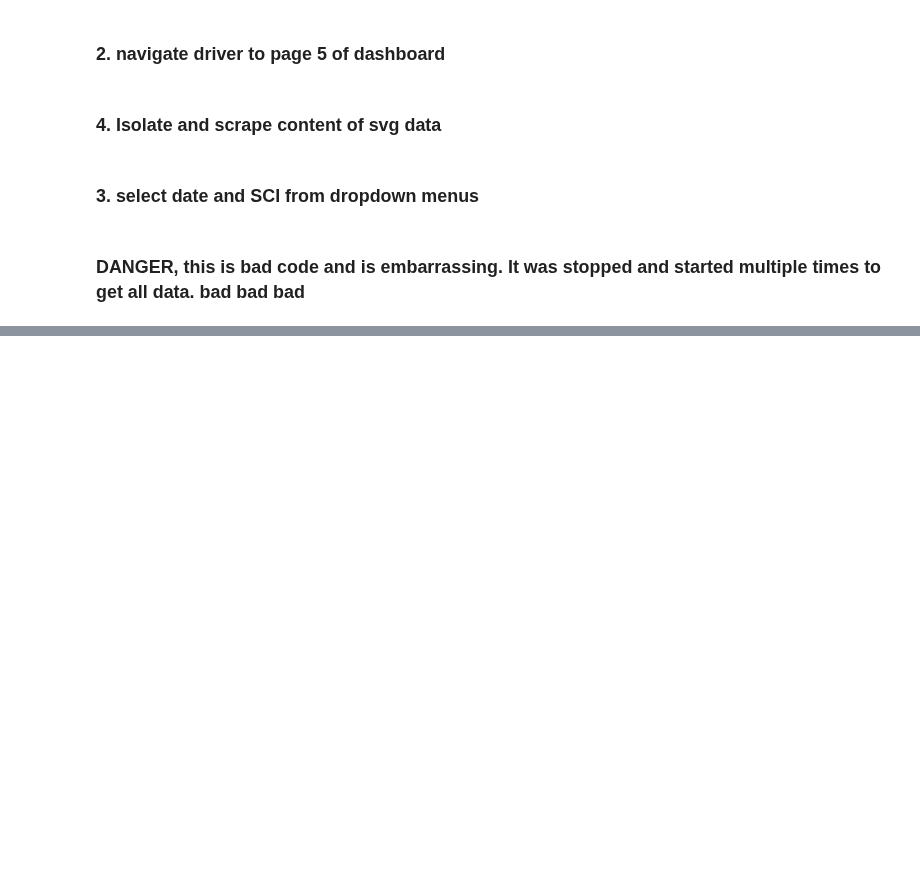
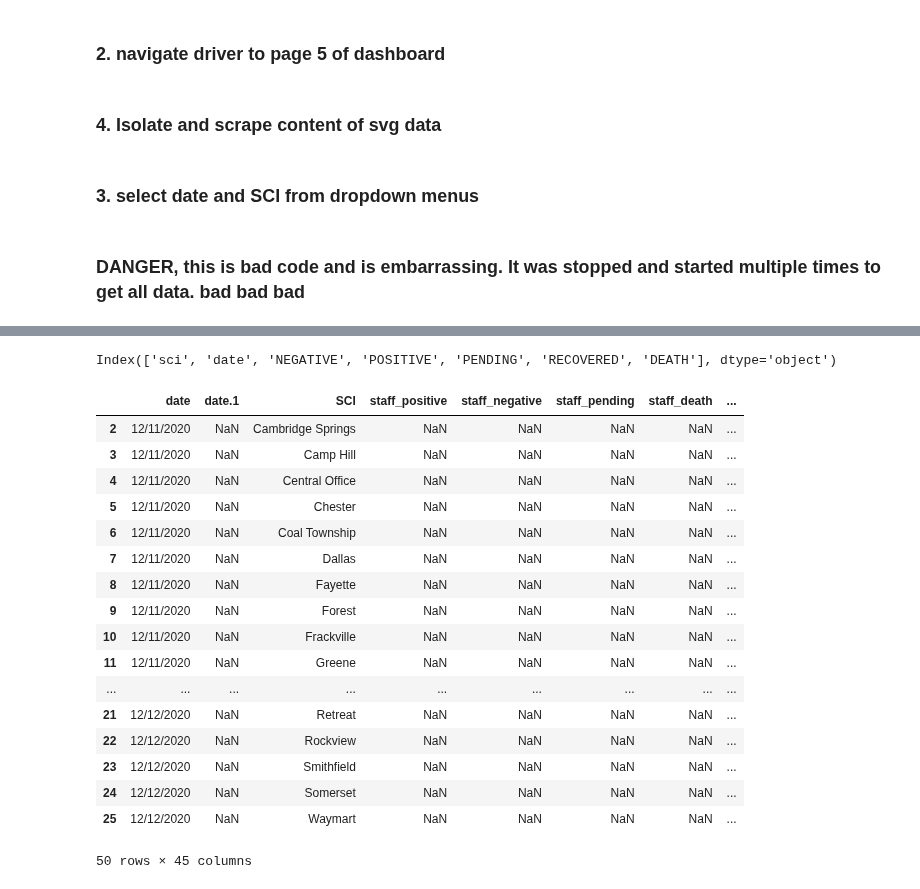
Before and after one commit to jmparelman/PA-SCI_COVID19, a Jupyter notebook: notebooks/Selenium_scraper.ipynb, the cells around one changed output, grey strips where cells are left out. Saved outputs shown, nothing was run; the diff lists cells and outputs as text; code cells hidden in the pictures; blank space fills up the shorter version.

```diff
--- a/notebooks/Selenium_scraper.ipynb
+++ b/notebooks/Selenium_scraper.ipynb
@@ -179,0 +319,4 @@ pd.DataFrame(all_data).to_csv('../data/scraped_Dashboard_incarceratedData.csv')
+# %%
+update_df.columns
+# %% [output]
+Index(['sci', 'date', 'NEGATIVE', 'POSITIVE', 'PENDING', 'RECOVERED', 'DEATH'], dtype='object')
@@ -179,0 +334,31 @@ pd.DataFrame(all_data).to_csv('../data/scraped_Dashboard_incarceratedData.csv')
+# %%
+update_df=update_df.rename(columns=mapcols)
+# %%
+l2 = latest_df.copy()
+# %%
+for c in mapcols.values():
+    if c!='SCI':
+        update_df[c]=update_df[c].astype(float)
+# %%
+new_df=pd.concat([l2,update_df])
+# %%
+new_df.tail(50)
+# %% [output]
+|  | date | date.1 | SCI | staff_positive | staff_negative | staff_pending | staff_death | ... |
+| 2 | 12/11/2020 | NaN | Cambridge Springs | NaN | NaN | NaN | NaN | ... |
+| 3 | 12/11/2020 | NaN | Camp Hill | NaN | NaN | NaN | NaN | ... |
+| 4 | 12/11/2020 | NaN | Central Office | NaN | NaN | NaN | NaN | ... |
+| 5 | 12/11/2020 | NaN | Chester | NaN | NaN | NaN | NaN | ... |
+| 6 | 12/11/2020 | NaN | Coal Township | NaN | NaN | NaN | NaN | ... |
+| 7 | 12/11/2020 | NaN | Dallas | NaN | NaN | NaN | NaN | ... |
+| 8 | 12/11/2020 | NaN | Fayette | NaN | NaN | NaN | NaN | ... |
+| 9 | 12/11/2020 | NaN | Forest | NaN | NaN | NaN | NaN | ... |
+| 10 | 12/11/2020 | NaN | Frackville | NaN | NaN | NaN | NaN | ... |
+| 11 | 12/11/2020 | NaN | Greene | NaN | NaN | NaN | NaN | ... |
+| ... | ... | ... | ... | ... | ... | ... | ... | ... |
+| 21 | 12/12/2020 | NaN | Retreat | NaN | NaN | NaN | NaN | ... |
+| 22 | 12/12/2020 | NaN | Rockview | NaN | NaN | NaN | NaN | ... |
+| 23 | 12/12/2020 | NaN | Smithfield | NaN | NaN | NaN | NaN | ... |
+| 24 | 12/12/2020 | NaN | Somerset | NaN | NaN | NaN | NaN | ... |
+| 25 | 12/12/2020 | NaN | Waymart | NaN | NaN | NaN | NaN | ... |
+50 rows × 45 columns
```
Also changed, not shown: parts of 37 cells of this notebook.
